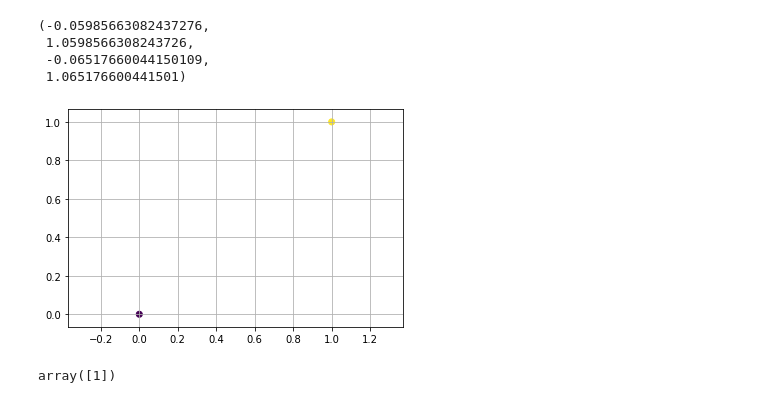
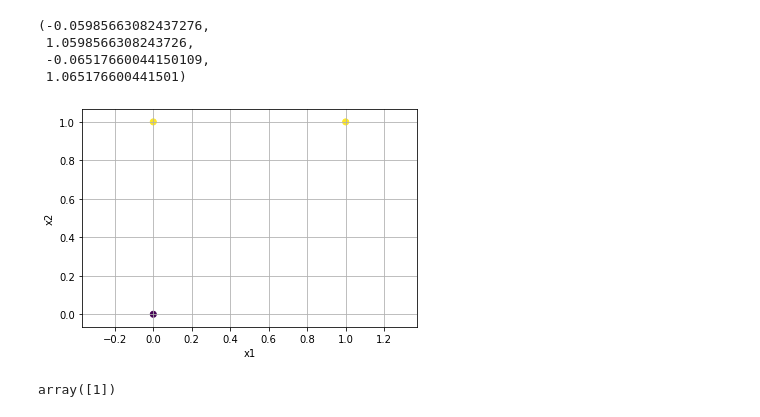
Before and after one commit to dalek7/SKKU_ML_21S, a Jupyter notebook: W06_DecisionTree_01_simplest.ipynb, the cells around one changed output. Cells and saved outputs as stored; diff of their text form; code cells hidden in the pictures.

```diff
--- a/W06_DecisionTree_01_simplest.ipynb
+++ b/W06_DecisionTree_01_simplest.ipynb
@@ -3,8 +3,8 @@ import math
 import matplotlib.pyplot as plt
 import numpy as np
 # %%
-X = [[0, 0], [1, 1]]
-Y = [0, 1]
+X = [[0, 0], [1, 1] , [0, 1]]
+Y = [0, 1, 1]
 # %%
 X = np.array(X)
 Y = np.array(Y)
@@ -14,13 +14,15 @@ x2 = X[:, 1]
 # %%
 #plt.figure(dpi=150)
 plt.scatter(x1, x2, c=Y)
 plt.grid('on')
+plt.xlabel('x1')
+plt.ylabel('x2')
 plt.axis('equal')
 # %% [output]
 (-0.05985663082437276,
  1.0598566308243726,
  -0.06517660044150109,
  1.065176600441501)
-[figure, old version]
+[figure, new version]
 # %%
 from sklearn import tree
```
Also changed, not shown: parts of 5 cells of this notebook.
